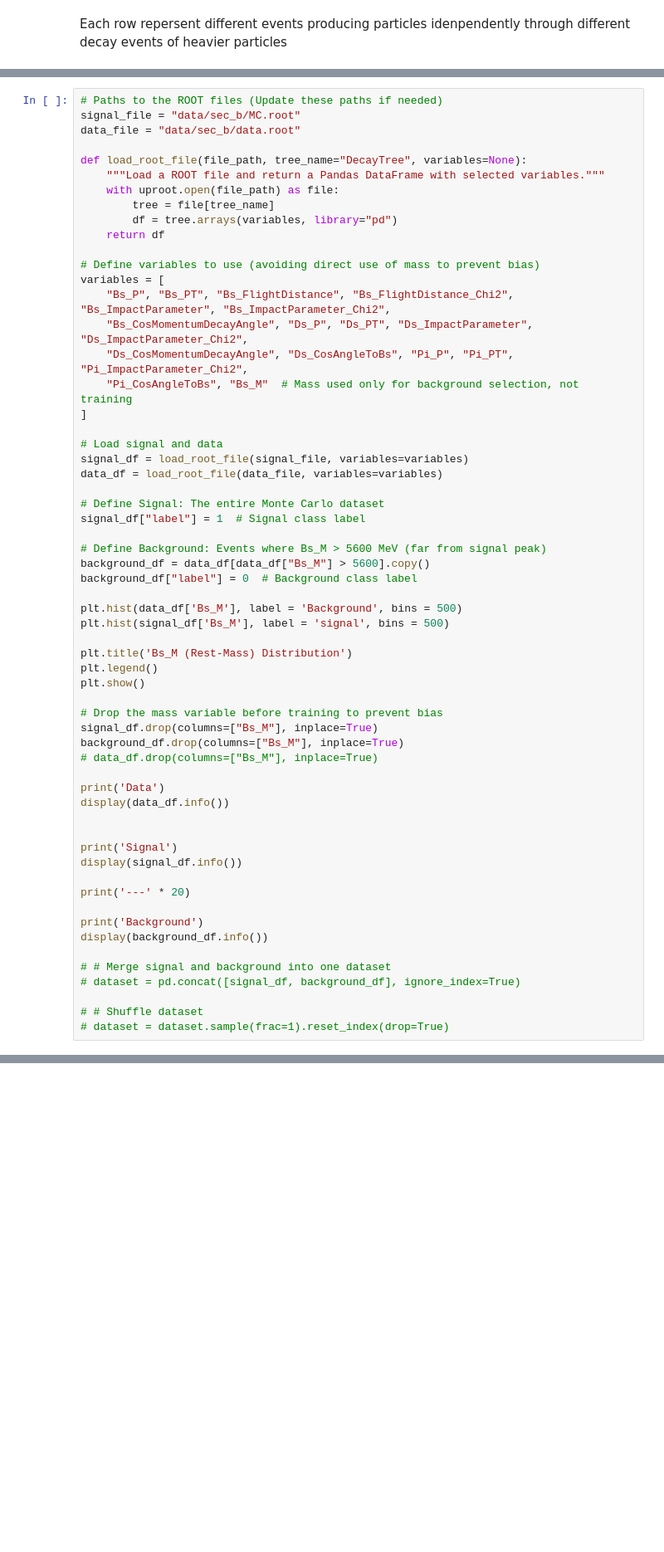
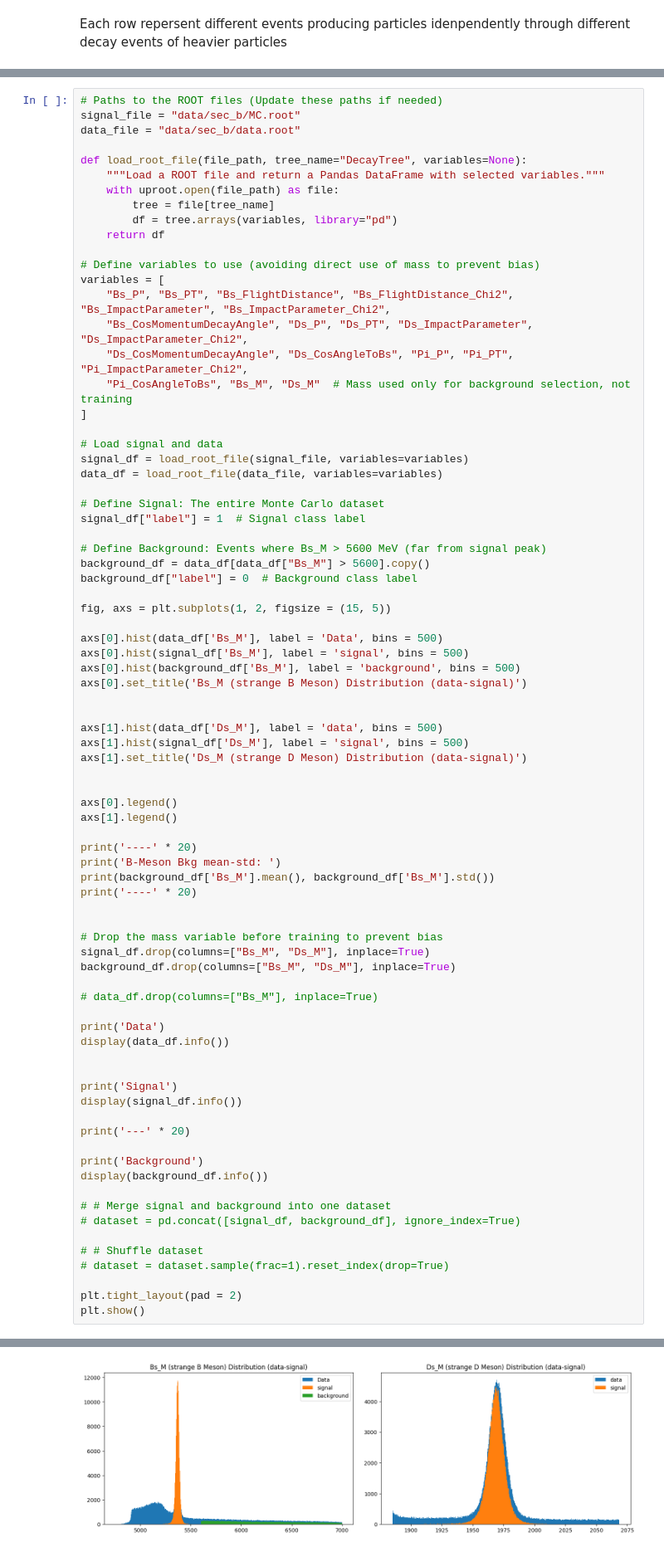
Before and after one commit to AlikMon88/Event-Classification-Boson-Decay, a Jupyter notebook: section_b.ipynb, the cells around one changed output, grey strips where cells are left out. Shown at 83% size. Saved outputs shown, nothing was run; the diff lists cells and outputs as text; blank space fills up the shorter version.

```diff
--- a/section_b.ipynb
+++ b/section_b.ipynb
@@ -91,7 +117,7 @@ variables = [
     "Bs_P", "Bs_PT", "Bs_FlightDistance", "Bs_FlightDistance_Chi2", "Bs_ImpactParameter", "Bs_ImpactParameter_Chi2",
     "Bs_CosMomentumDecayAngle", "Ds_P", "Ds_PT", "Ds_ImpactParameter", "Ds_ImpactParameter_Chi2",
     "Ds_CosMomentumDecayAngle", "Ds_CosAngleToBs", "Pi_P", "Pi_PT", "Pi_ImpactParameter_Chi2",
-    "Pi_CosAngleToBs", "Bs_M"  # Mass used only for background selection, not training
+    "Pi_CosAngleToBs", "Bs_M", "Ds_M"  # Mass used only for background selection, not training
 ]
 
 # Load signal and data
@@ -105,16 +131,32 @@ signal_df["label"] = 1  # Signal class label
 background_df = data_df[data_df["Bs_M"] > 5600].copy()
 background_df["label"] = 0  # Background class label
 
-plt.hist(data_df['Bs_M'], label = 'Background', bins = 500)
-plt.hist(signal_df['Bs_M'], label = 'signal', bins = 500)
+fig, axs = plt.subplots(1, 2, figsize = (15, 5))
 
-plt.title('Bs_M (Rest-Mass) Distribution')
-plt.legend()
-plt.show()
+axs[0].hist(data_df['Bs_M'], label = 'Data', bins = 500)
+axs[0].hist(signal_df['Bs_M'], label = 'signal', bins = 500)
+axs[0].hist(background_df['Bs_M'], label = 'background', bins = 500)
+axs[0].set_title('Bs_M (strange B Meson) Distribution (data-signal)')
+
+
+axs[1].hist(data_df['Ds_M'], label = 'data', bins = 500)
+axs[1].hist(signal_df['Ds_M'], label = 'signal', bins = 500)
+axs[1].set_title('Ds_M (strange D Meson) Distribution (data-signal)')
+
+
+axs[0].legend()
+axs[1].legend()
+
+print('----' * 20)
+print('B-Meson Bkg mean-std: ')
+print(background_df['Bs_M'].mean(), background_df['Bs_M'].std())
+print('----' * 20)
+
 
 # Drop the mass variable before training to prevent bias
-signal_df.drop(columns=["Bs_M"], inplace=True)
-background_df.drop(columns=["Bs_M"], inplace=True)
+signal_df.drop(columns=["Bs_M", "Ds_M"], inplace=True)
+background_df.drop(columns=["Bs_M", "Ds_M"], inplace=True)
+
 # data_df.drop(columns=["Bs_M"], inplace=True)
 
 print('Data')
@@ -134,4 +176,7 @@ display(background_df.info())
 
 # # Shuffle dataset
 # dataset = dataset.sample(frac=1).reset_index(drop=True)
+
+plt.tight_layout(pad = 2)
+plt.show()
 # %% [output]
@@ -163,30 +207,31 @@ Data columns (total 18 columns):
  0   Bs_P                      187284 non-null  float64
  1   Bs_PT                     187284 non-null  float64
  2   Bs_FlightDistance         187284 non-null  float64
  3   Bs_FlightDistance_Chi2    187284 non-null  float64
  4   Bs_ImpactParameter        187284 non-null  float64
  5   Bs_ImpactParameter_Chi2   187284 non-null  float64
 ... (10 lines left out)
  16  Pi_CosAngleToBs           187284 non-null  float64
  17  label                     187284 non-null  int64
 dtypes: float64(17), int64(1)
 memory usage: 25.7 MB
 None
 ------------------------------------------------------------
 Background
 <class 'pandas.core.frame.DataFrame'>
 Index: 97181 entries, 4 to 298316
 Data columns (total 18 columns):
  #   Column                    Non-Null Count  Dtype
 ---  ------                    --------------  -----
  0   Bs_P                      97181 non-null  float64
  1   Bs_PT                     97181 non-null  float64
  2   Bs_FlightDistance         97181 non-null  float64
  3   Bs_FlightDistance_Chi2    97181 non-null  float64
  4   Bs_ImpactParameter        97181 non-null  float64
 ... (11 lines left out)
  16  Pi_CosAngleToBs           97181 non-null  float64
  17  label                     97181 non-null  int64
 dtypes: float64(17), int64(1)
 memory usage: 14.1 MB
 None
+[figure, new version]
```
Also changed, not shown: parts of 22 cells of this notebook, 30 other files.
